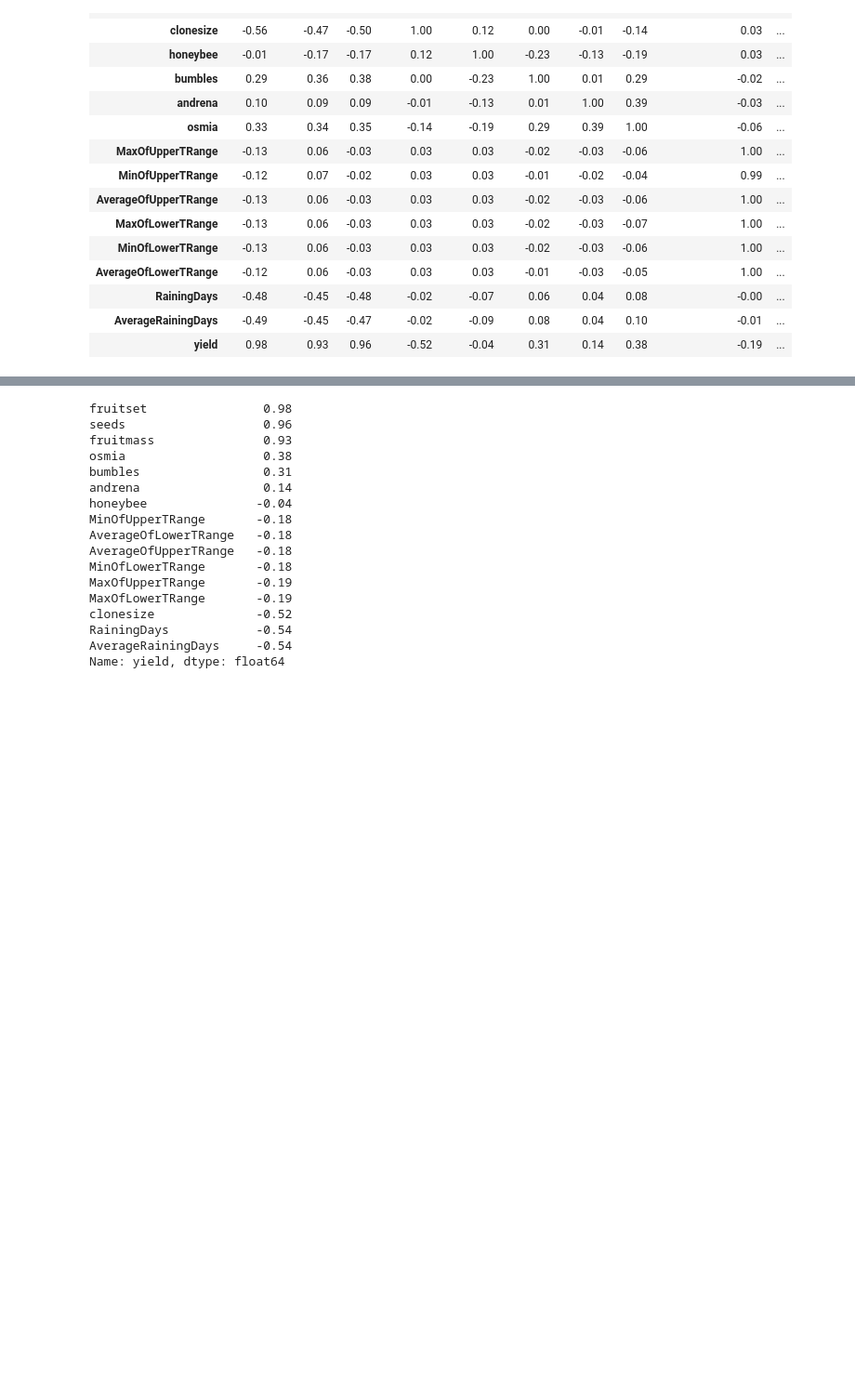
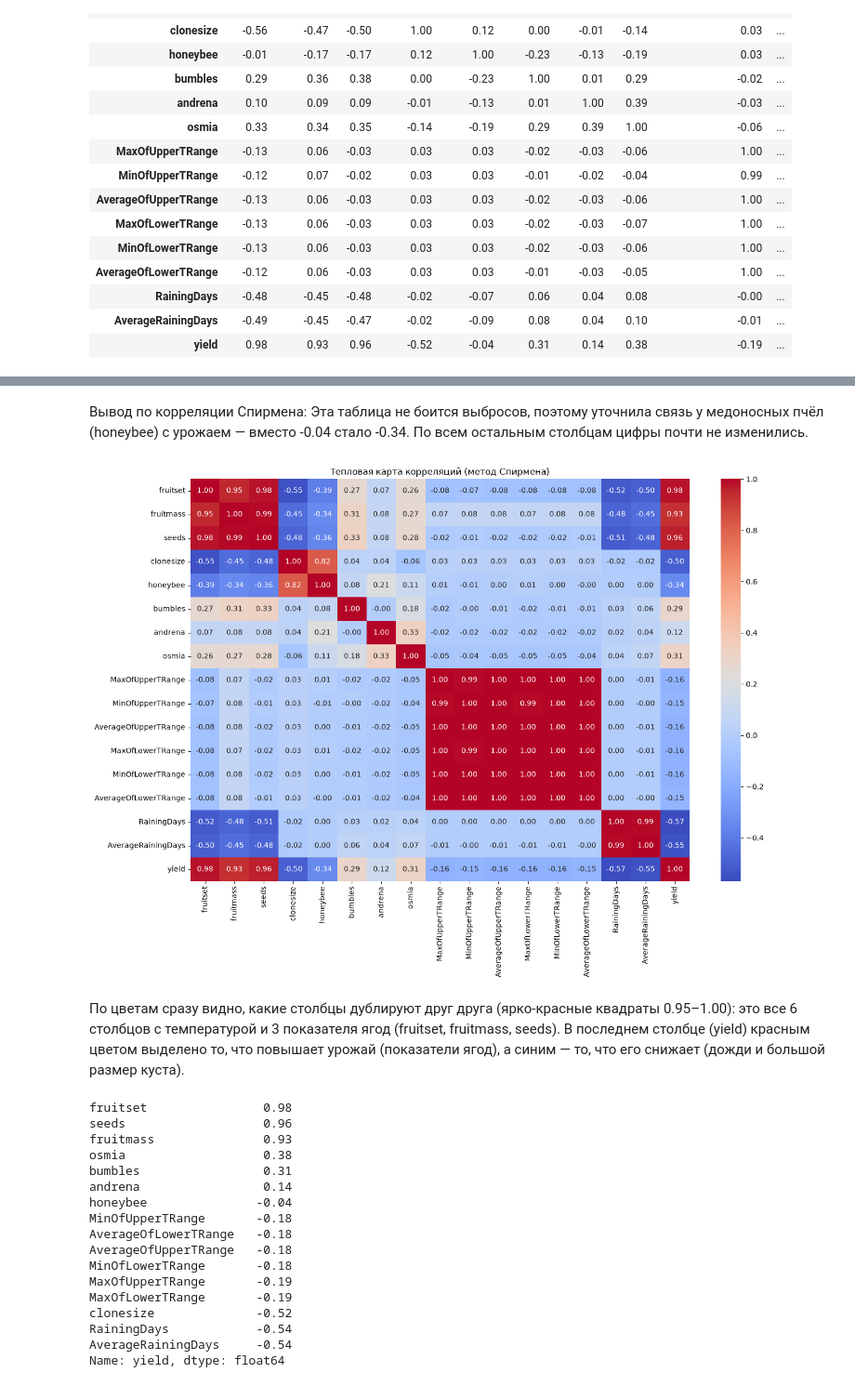
Before and after one commit to matveyyaros/Project-activities-case-9, a Jupyter notebook: notebooks/praktika.ipynb, the cells around one changed output, grey strips where cells are left out. Shown at 93% size. Cells and saved outputs as stored; diff of their text form; code cells hidden in the pictures; blank space fills up the shorter version.

Commit message:
Добавила корреляцию Спирмена ,тепловую карту и обновила вывод по EDA

```diff
--- a/notebooks/praktika.ipynb
+++ b/notebooks/praktika.ipynb
@@ -109,3 +109,6 @@ corr_matrix
 | RainingDays | -0.48 | -0.45 | -0.48 | -0.02 | -0.07 | 0.06 | 0.04 | 0.08 | -0.00 | ... |
 | AverageRainingDays | -0.49 | -0.45 | -0.47 | -0.02 | -0.09 | 0.08 | 0.04 | 0.10 | -0.01 | ... |
 | yield | 0.98 | 0.93 | 0.96 | -0.52 | -0.04 | 0.31 | 0.14 | 0.38 | -0.19 | ... |
+# %%
+corr_spearman = df_ready.corr(method='spearman').round(2)
+corr_spearman
@@ -112,3 +134,18 @@ corr_matrix
+# %% [markdown]
+Вывод по корреляции Спирмена:
+Эта таблица не боится выбросов, поэтому уточнила связь у медоносных пчёл (honeybee) с урожаем — вместо -0.04 стало -0.34. По всем остальным столбцам цифры почти не изменились.
+# %%
+import seaborn as sns
+
+plt.figure(figsize=(14, 10))
+sns.heatmap(corr_spearman, annot=True, cmap='coolwarm', fmt='.2f')
+plt.title('Тепловая карта корреляций (метод Спирмена)')
+plt.tight_layout()
+plt.show()
+# %% [output]
+[figure, added]
+# %% [markdown]
+По цветам сразу видно, какие столбцы дублируют друг друга (ярко-красные квадраты 0.95–1.00): это все 6 столбцов с температурой и 3 показателя ягод (fruitset, fruitmass, seeds). В последнем столбце (yield) красным цветом выделено то, что повышает урожай (показатели ягод), а синим — то, что его снижает (дожди и большой размер куста).
 # %%
 # список корреляций каждого признака с урожайностью по убыванию
 df_ready.corr()['yield'].drop('yield').sort_values(ascending=False).round(2)
```
Also changed, not shown: parts of 5 cells of this notebook.
